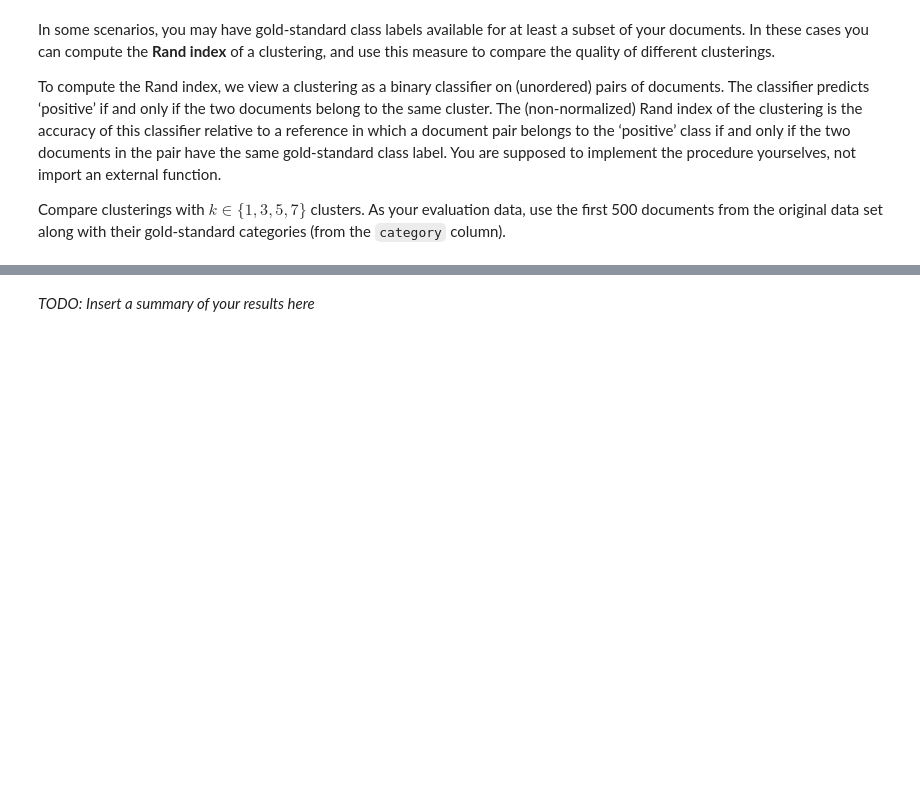
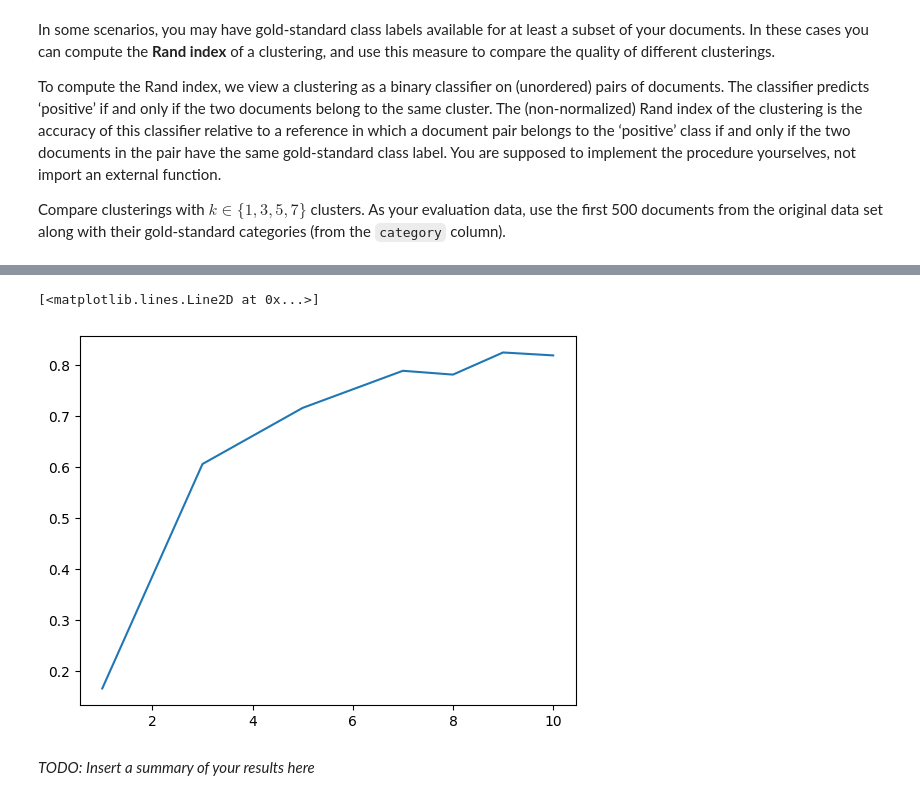
Before and after one commit to honzh073/txm, a Jupyter notebook: Lab3/Group(Bingrui&Hong)-TM-L3.ipynb, the cells around one changed output, grey strips where cells are left out. Cells and saved outputs as stored; diff of their text form; code cells hidden in the pictures; blank space fills up the shorter version.

```diff
--- a/Lab3/Group(Bingrui&Hong)-TM-L3.ipynb
+++ b/Lab3/Group(Bingrui&Hong)-TM-L3.ipynb
@@ -83,0 +84,13 @@ Once you have a clustering, you can try to see whether it is meaningful. One use
+# %%
+# TODO: Enter code here to compute the cluster summaries and print them
+n_highest_terms = 10
+centroids = kmeans.cluster_centers_
+vocabulary = vectorizer.get_feature_names_out()
+
+k = n_class # k = 3
+for i in range(k):
+    # get index of highest-weighted terms
+    index = centroids[i].argsort()[::-1][:n_highest_terms]
+    # get words from vocabulary
+    terms = [vocabulary[i] for i in index]
+    print(f'cluster: {i}, highest-weighted terms: {terms}')
@@ -95,0 +111,19 @@ Compare clusterings with $k \in \{1,3,5,7\}$ clusters. As your evaluation data,
+# %%
+# TODO: Enter code here to (manually) compute the Rand indices for the two clusterings
+import itertools
+
+
+x = reviews[0:500, :]
+standard = df['category'][0:500]
+k_values = [1, 3, 5, 7,8,9,10] # Here we test more k_values to get elbow method result
+accuracy_values = []
+
+for k in k_values:
+    kmeans = KMeans(n_clusters=k, n_init=6).fit(x)
+    labels = kmeans.labels_
+
+    pairs = list(itertools.combinations(range(500), 2))
+    sum_ = sum([1 for x in pairs if (labels[x[0]]==labels[x[1]] and standard[x[0]]==standard[x[1]]) or (labels[x[0]]!=labels[x[1]] and standard[x[0]]!=standard[x[1]])])
+    accuracy = sum_/(500*499/2)
+    print(f'number of cluster: {k}, rand index: {accuracy}')
+    accuracy_values.append(accuracy)
@@ -96,3 +138,8 @@ Compare clusterings with $k \in \{1,3,5,7\}$ clusters. As your evaluation data,
+# %%
+plt.plot(k_values, accuracy_values)
+# %% [output]
+[<matplotlib.lines.Line2D at 0x...>]
+[figure, added]
 # %% [markdown]
 *TODO: Insert a summary of your results here*
 # %% [markdown]
```
Also changed, not shown: parts of 22 cells of this notebook, 5 other files.
